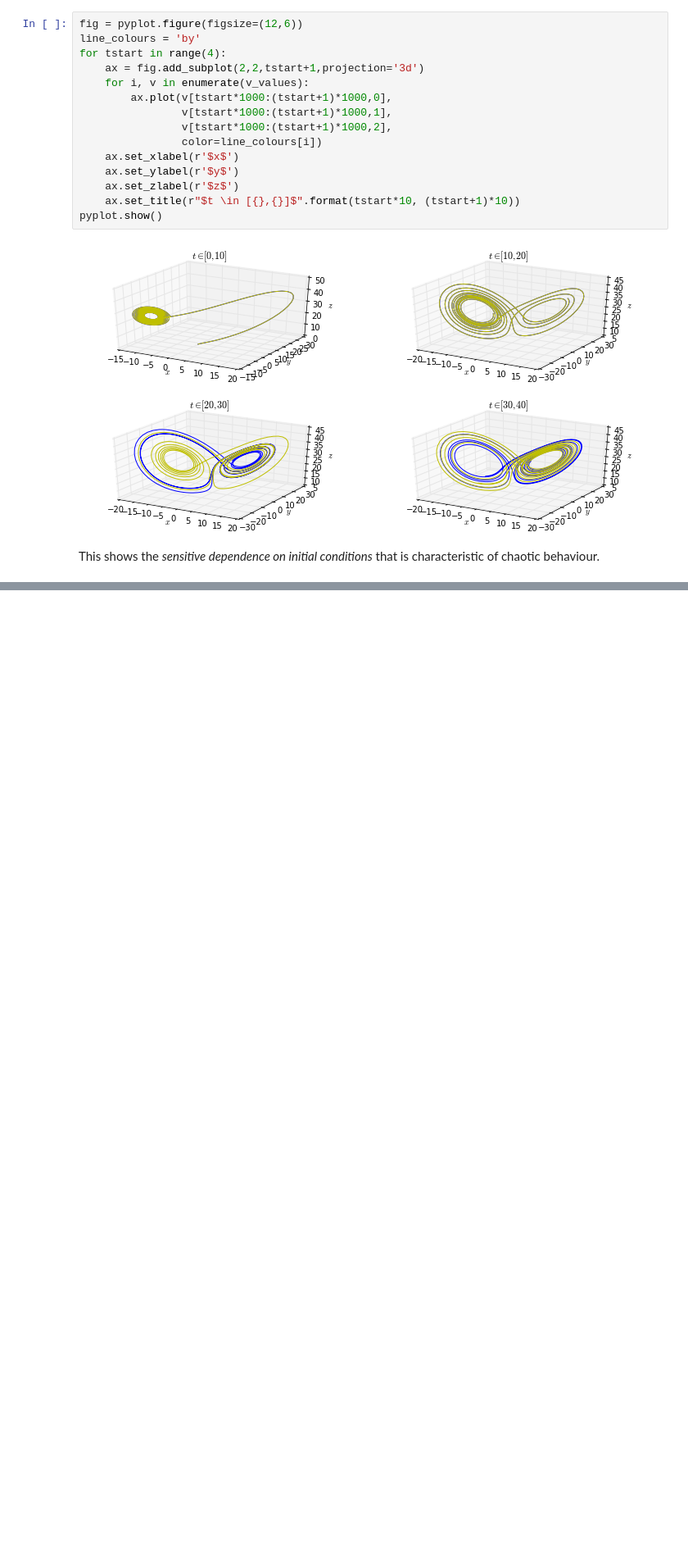
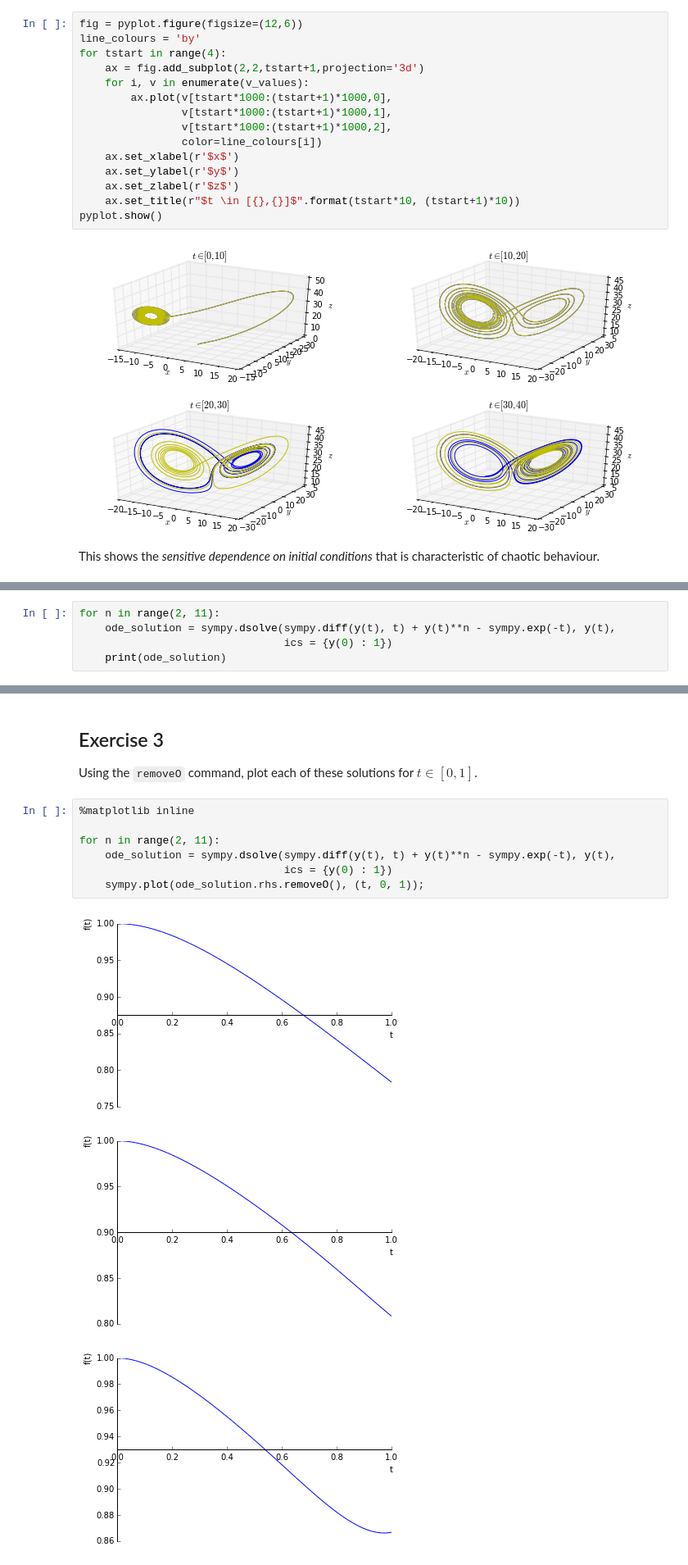
Before and after one commit to IanHawke/maths-with-python, a Jupyter notebook: ExercisesSolutions.ipynb, the cells around one changed output, grey strips where cells are left out. Shown at 82% size. Cells and saved outputs as stored; diff of their text form; blank space fills up the shorter version.

```diff
--- a/ExercisesSolutions.ipynb
+++ b/ExercisesSolutions.ipynb
@@ -1792,0 +1824,5 @@ This shows the *sensitive dependence on initial conditions* that is characterist
+# %%
+for n in range(2, 11):
+    ode_solution = sympy.dsolve(sympy.diff(y(t), t) + y(t)**n - sympy.exp(-t), y(t),
+                                ics = {y(0) : 1})
+    print(ode_solution)
@@ -1792,0 +1839,15 @@ This shows the *sensitive dependence on initial conditions* that is characterist
+# %% [markdown]
+## Exercise 3
+
+Using the `removeO` command, plot each of these solutions for $t \in [0, 1]$.
+# %%
+%matplotlib inline
+
+for n in range(2, 11):
+    ode_solution = sympy.dsolve(sympy.diff(y(t), t) + y(t)**n - sympy.exp(-t), y(t),
+                                ics = {y(0) : 1})
+    sympy.plot(ode_solution.rhs.removeO(), (t, 0, 1));
+# %% [output]
+[figure, added]
+[figure, added]
+[figure, added]
```
Also changed, not shown: parts of 15 cells of this notebook, 1 other file.
